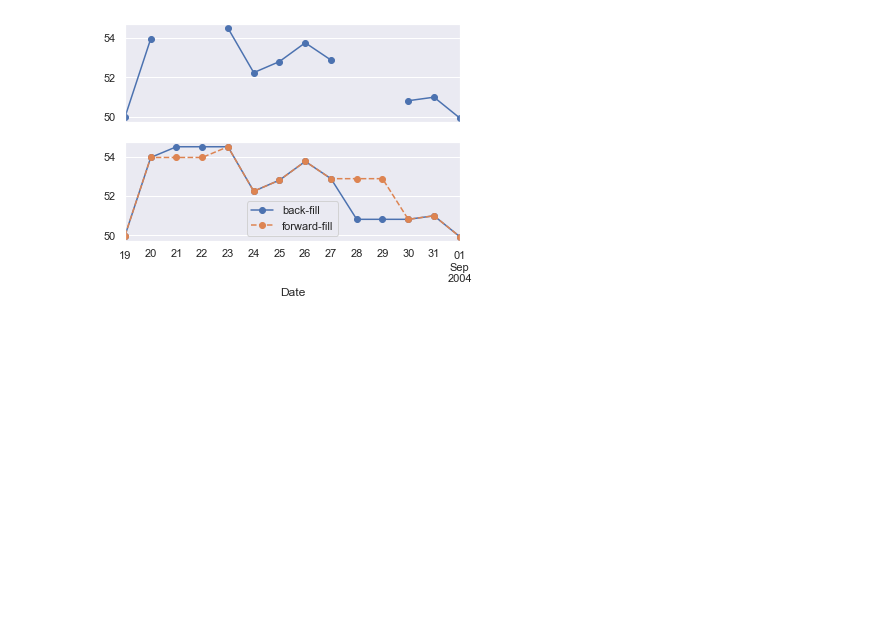
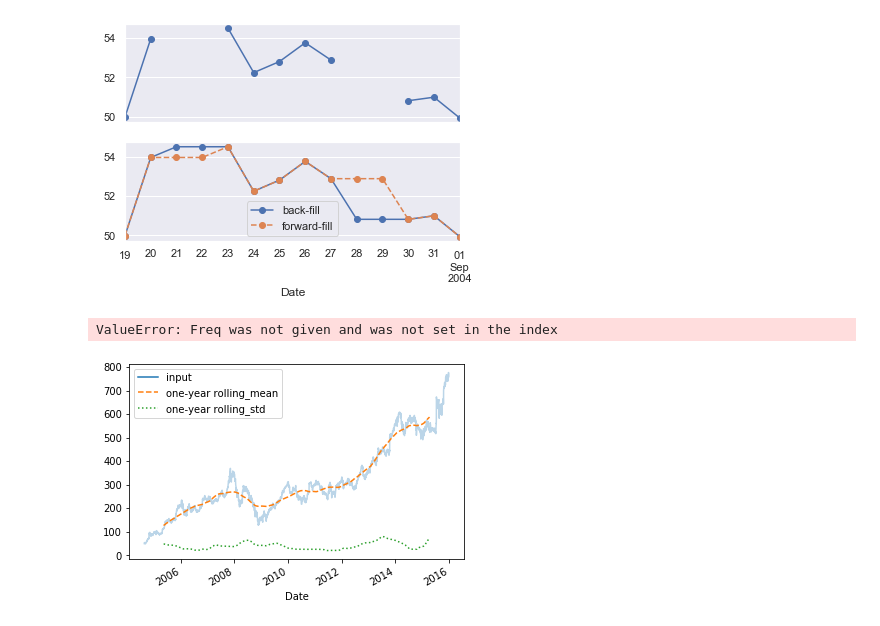
Before and after one commit to Alumasa/data_sci-and-machine_learning, a Jupyter notebook: Time Series.ipynb, the cells around one changed output. Drawn from its saved outputs; the diff is of its cells as text; code cells hidden in the pictures; blank space fills up the shorter version.

Commit message:
Time shift and rolling window

```diff
--- a/Time Series.ipynb
+++ b/Time Series.ipynb
@@ -165,3 +165,19 @@ data.asfreq('D', method='ffill').plot(ax=ax[1], style='--o')
 ax[1].legend(["back-fill", "forward-fill"]);
 # %% [output]
 [figure]
+# %%
+ROI = 100 * (goog.tshift(-365) / goog - 1)
+ROI.plot()
+plt.ylabel('% Return on Investment');
+# %% [output]
+ValueError: Freq was not given and was not set in the index
+# %%
+rolling = goog.rolling(365, center=True)
+
+data = pd.DataFrame({'input': goog,
+                     'one-year rolling_mean': rolling.mean(),
+                     'one-year rolling_std': rolling.std()})
+ax = data.plot(style=['-', '--', ':'])
+ax.lines[0].set_alpha(0.3)
+# %% [output]
+[figure, added]
```
Also changed, not shown: 1 other file.
